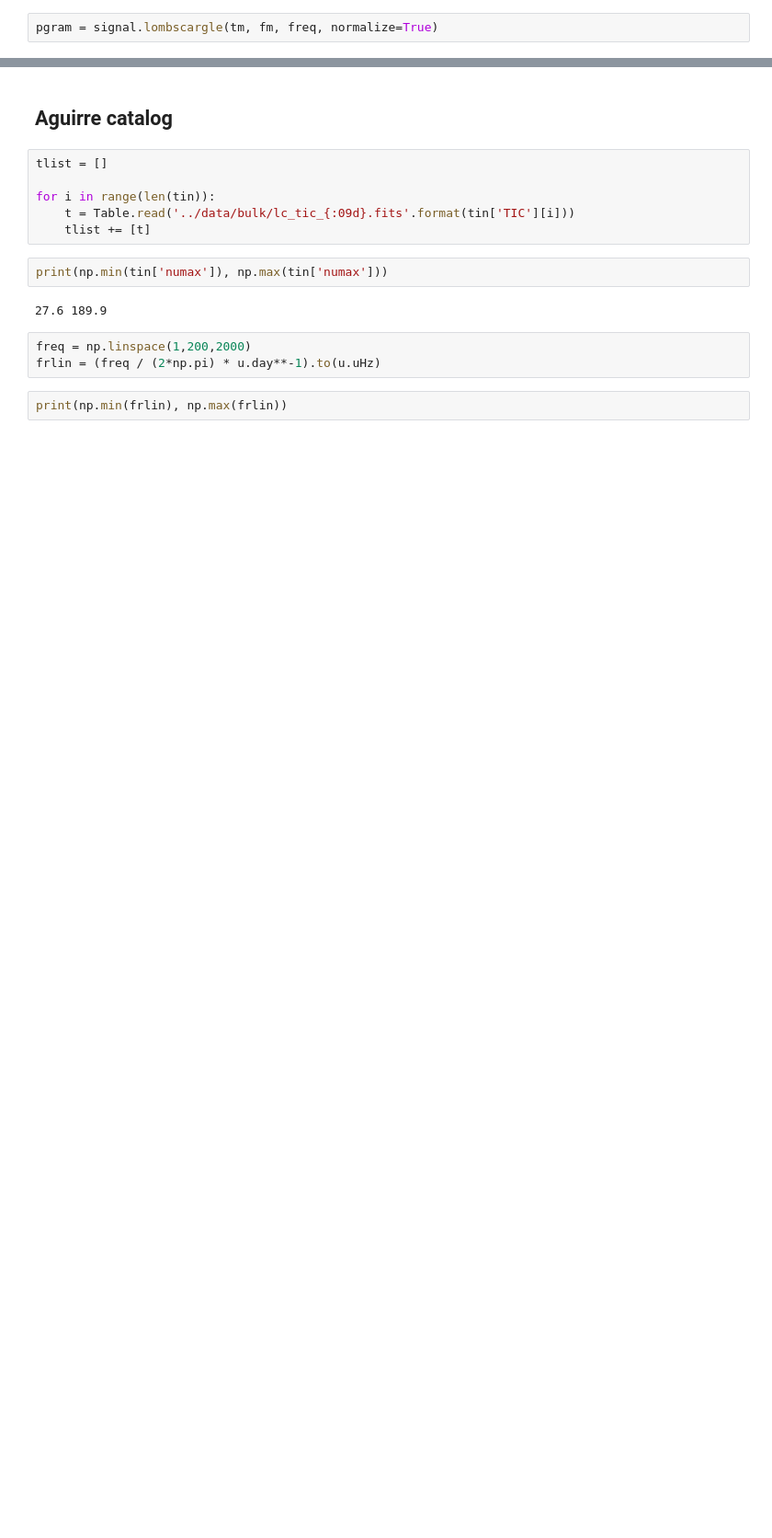
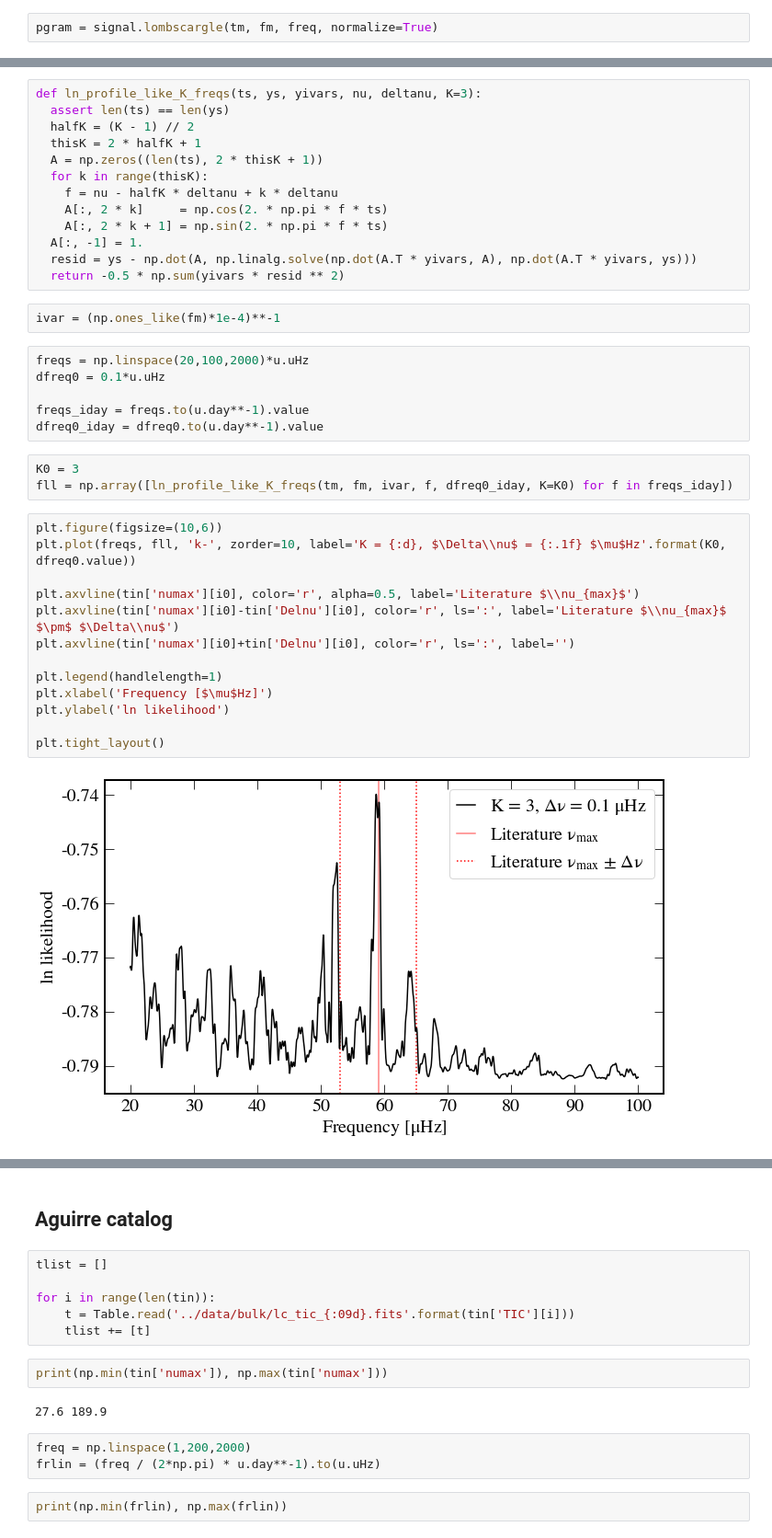
Before and after one commit to abonaca/tess_giants, a Jupyter notebook: notebooks/tic_periodograms.ipynb, the cells around one changed output, grey strips where cells are left out. Shown at 92% size. Drawn from its saved outputs; the diff is of its cells as text; blank space fills up the shorter version.

```diff
--- a/notebooks/tic_periodograms.ipynb
+++ b/notebooks/tic_periodograms.ipynb
@@ -66,0 +103,39 @@ plt.savefig('../plots/lsp_tic_{:09d}_{:06d}.png'.format(tin['TIC'][i0], Nfreq))
+# %%
+def ln_profile_like_K_freqs(ts, ys, yivars, nu, deltanu, K=3):
+  assert len(ts) == len(ys)
+  halfK = (K - 1) // 2
+  thisK = 2 * halfK + 1
+  A = np.zeros((len(ts), 2 * thisK + 1))
+  for k in range(thisK):
+    f = nu - halfK * deltanu + k * deltanu
+    A[:, 2 * k]     = np.cos(2. * np.pi * f * ts)
+    A[:, 2 * k + 1] = np.sin(2. * np.pi * f * ts)
+  A[:, -1] = 1.
+  resid = ys - np.dot(A, np.linalg.solve(np.dot(A.T * yivars, A), np.dot(A.T * yivars, ys)))
+  return -0.5 * np.sum(yivars * resid ** 2)
+# %%
+ivar = (np.ones_like(fm)*1e-4)**-1
+# %%
+freqs = np.linspace(20,100,2000)*u.uHz
+dfreq0 = 0.1*u.uHz
+
+freqs_iday = freqs.to(u.day**-1).value
+dfreq0_iday = dfreq0.to(u.day**-1).value
+# %%
+K0 = 3
+fll = np.array([ln_profile_like_K_freqs(tm, fm, ivar, f, dfreq0_iday, K=K0) for f in freqs_iday])
+# %%
+plt.figure(figsize=(10,6))
+plt.plot(freqs, fll, 'k-', zorder=10, label='K = {:d}, $\Delta\\nu$ = {:.1f} $\mu$Hz'.format(K0, dfreq0.value))
+
+plt.axvline(tin['numax'][i0], color='r', alpha=0.5, label='Literature $\\nu_{max}$')
+plt.axvline(tin['numax'][i0]-tin['Delnu'][i0], color='r', ls=':', label='Literature $\\nu_{max}$ $\pm$ $\Delta\\nu$')
+plt.axvline(tin['numax'][i0]+tin['Delnu'][i0], color='r', ls=':', label='')
+
+plt.legend(handlelength=1)
+plt.xlabel('Frequency [$\mu$Hz]')
+plt.ylabel('ln likelihood')
+
+plt.tight_layout()
+# %% [output]
+[figure, added]
```
Also changed, not shown: parts of 15 cells of this notebook.
